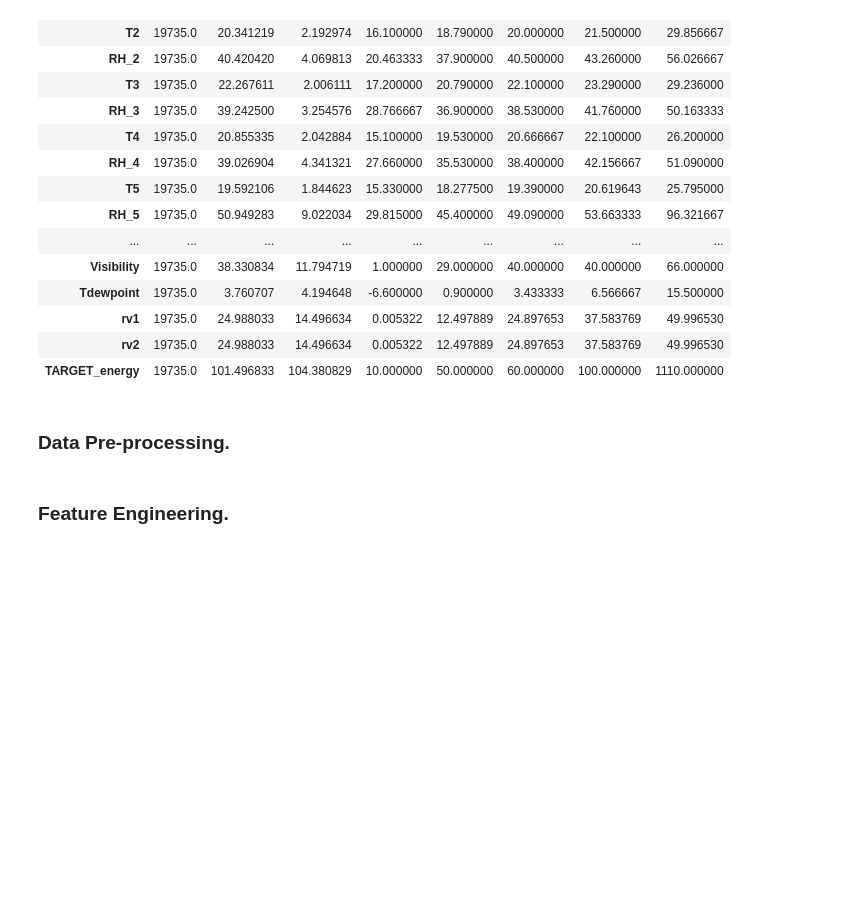
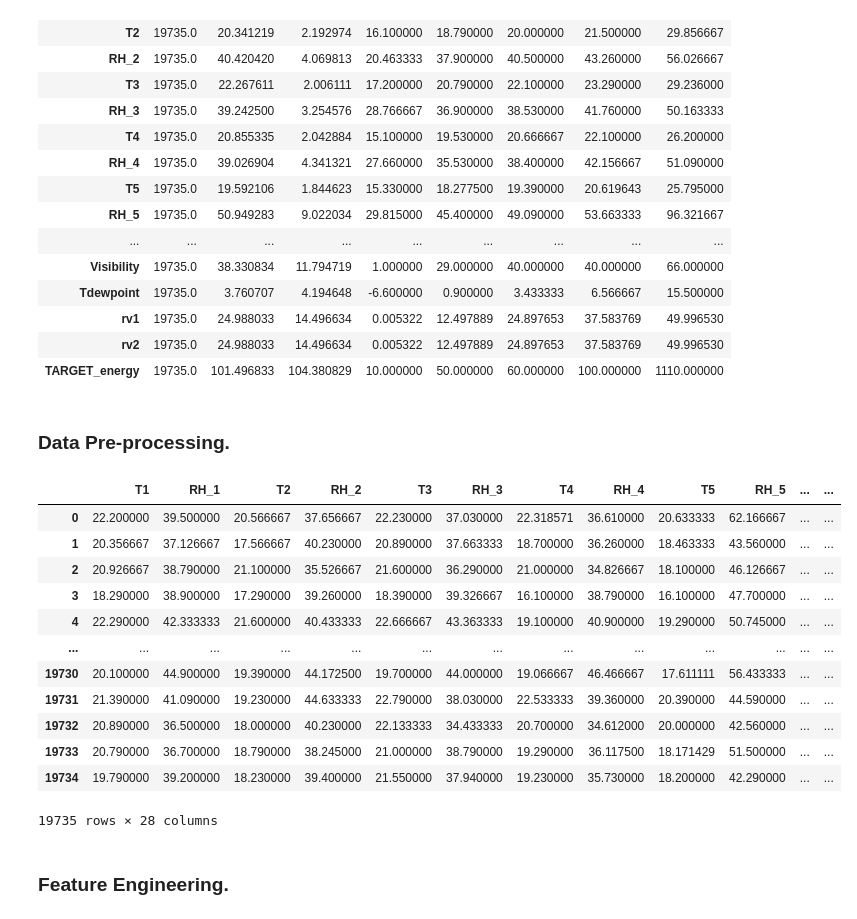
Before and after one commit to trungkien15work/COSC3013_Assignment_2, a Jupyter notebook: A2_CODE.ipynb, the cells around one changed output. Drawn from its saved outputs; the diff is of its cells as text; code cells hidden in the pictures; blank space fills up the shorter version.

```diff
--- a/A2_CODE.ipynb
+++ b/A2_CODE.ipynb
@@ -141,6 +141,22 @@ for feature in df_train_filtered:
 # %%
 # Add date column for further analysis
 df_train_filtered.loc[:, "date"] = df_train['date']
+# %%
+df_train_filtered
+# %% [output]
+|  | T1 | RH_1 | T2 | RH_2 | T3 | RH_3 | T4 | RH_4 | T5 | RH_5 | ... | ... |
+| 0 | 22.200000 | 39.500000 | 20.566667 | 37.656667 | 22.230000 | 37.030000 | 22.318571 | 36.610000 | 20.633333 | 62.166667 | ... | ... |
+| 1 | 20.356667 | 37.126667 | 17.566667 | 40.230000 | 20.890000 | 37.663333 | 18.700000 | 36.260000 | 18.463333 | 43.560000 | ... | ... |
+| 2 | 20.926667 | 38.790000 | 21.100000 | 35.526667 | 21.600000 | 36.290000 | 21.000000 | 34.826667 | 18.100000 | 46.126667 | ... | ... |
+| 3 | 18.290000 | 38.900000 | 17.290000 | 39.260000 | 18.390000 | 39.326667 | 16.100000 | 38.790000 | 16.100000 | 47.700000 | ... | ... |
+| 4 | 22.290000 | 42.333333 | 21.600000 | 40.433333 | 22.666667 | 43.363333 | 19.100000 | 40.900000 | 19.290000 | 50.745000 | ... | ... |
+| ... | ... | ... | ... | ... | ... | ... | ... | ... | ... | ... | ... | ... |
+| 19730 | 20.100000 | 44.900000 | 19.390000 | 44.172500 | 19.700000 | 44.000000 | 19.066667 | 46.466667 | 17.611111 | 56.433333 | ... | ... |
+| 19731 | 21.390000 | 41.090000 | 19.230000 | 44.633333 | 22.790000 | 38.030000 | 22.533333 | 39.360000 | 20.390000 | 44.590000 | ... | ... |
+| 19732 | 20.890000 | 36.500000 | 18.000000 | 40.230000 | 22.133333 | 34.433333 | 20.700000 | 34.612000 | 20.000000 | 42.560000 | ... | ... |
+| 19733 | 20.790000 | 36.700000 | 18.790000 | 38.245000 | 21.000000 | 38.790000 | 19.290000 | 36.117500 | 18.171429 | 51.500000 | ... | ... |
+| 19734 | 19.790000 | 39.200000 | 18.230000 | 39.400000 | 21.550000 | 37.940000 | 19.230000 | 35.730000 | 18.200000 | 42.290000 | ... | ... |
+19735 rows × 28 columns
 # %%
 # Calculate the median of the Windspeed column
 median_windspeed = df_train_filtered['Windspeed'].median()
```
Also changed, not shown: parts of 17 cells of this notebook.
